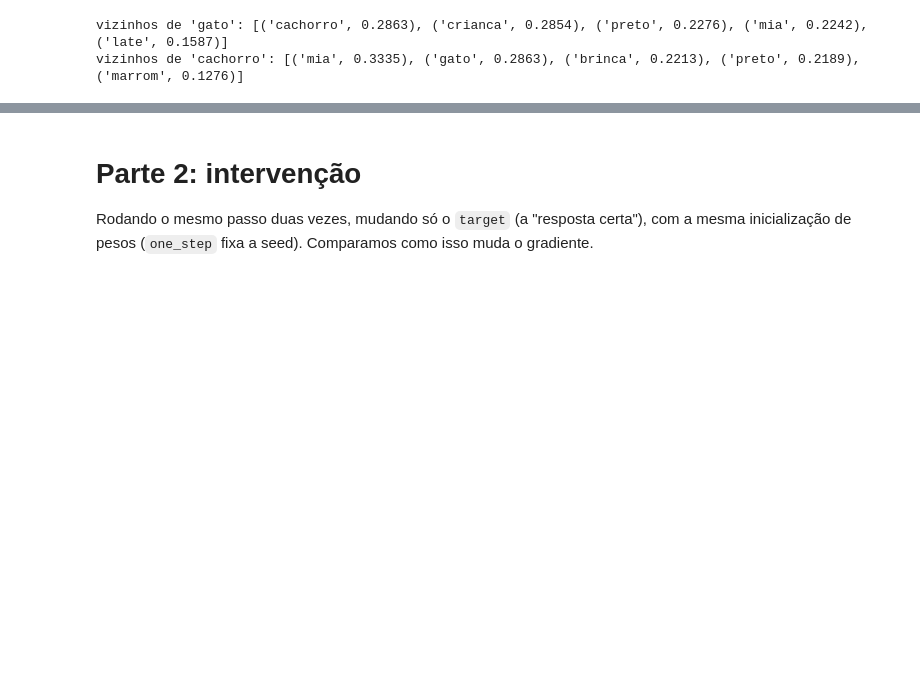
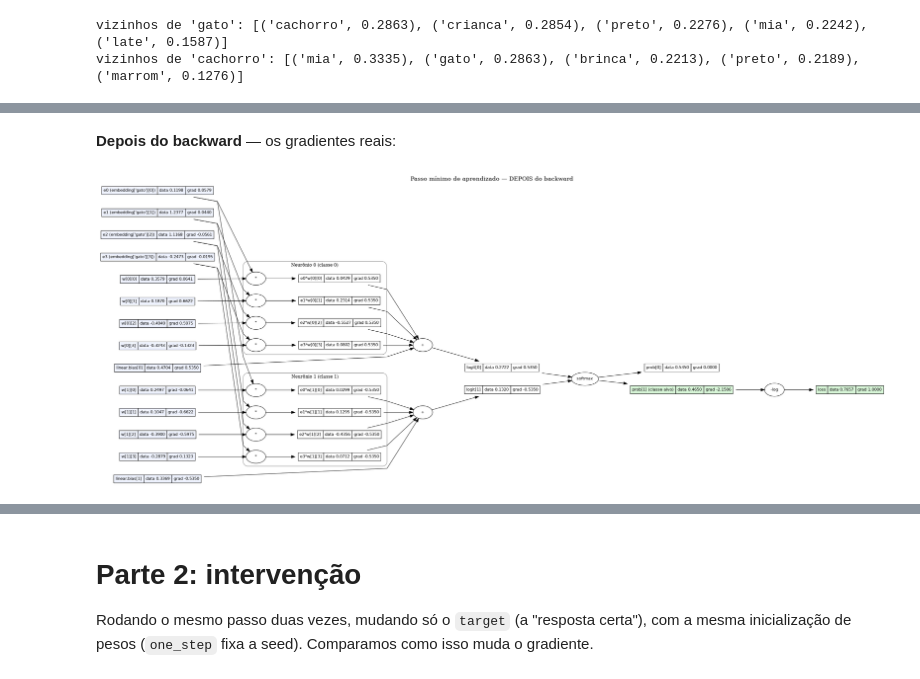
Before and after one commit to h3it-dias/NLP_Group_Gradientes_Backpropagation, a Jupyter notebook: notebooks/Embeddings_Gradientes_Simples.ipynb, the cells around one changed output, grey strips where cells are left out. Drawn from its saved outputs; the diff is of its cells as text; code cells hidden in the pictures; blank space fills up the shorter version.

```diff
--- a/notebooks/Embeddings_Gradientes_Simples.ipynb
+++ b/notebooks/Embeddings_Gradientes_Simples.ipynb
@@ -330,3 +498,10 @@ graph
+# %% [markdown]
+**Depois do backward** — os gradientes reais:
+# %%
+graph_depois = gradient_step_graph(baseline, stage='depois')
+graph_depois
+# %% [output]
+[figure, added]
 # %% [markdown]
 `.backward()` só **calcula** os gradientes (preenche `.grad`); quem
 **altera** os pesos é o `optimizer.step()`, usando a fórmula
```
Also changed, not shown: parts of 13 cells of this notebook, 1 other file.
